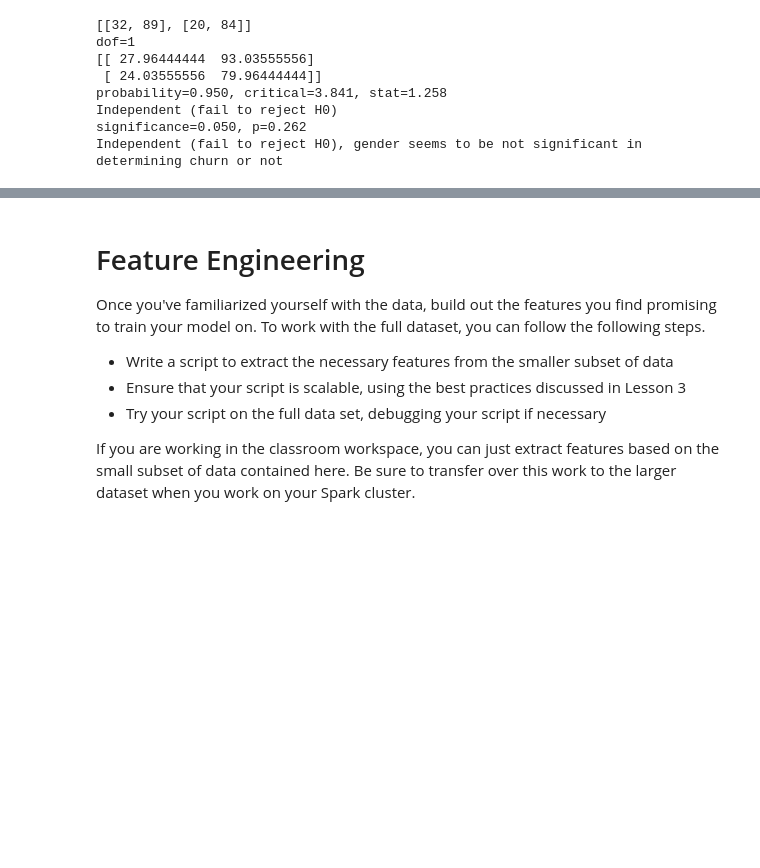
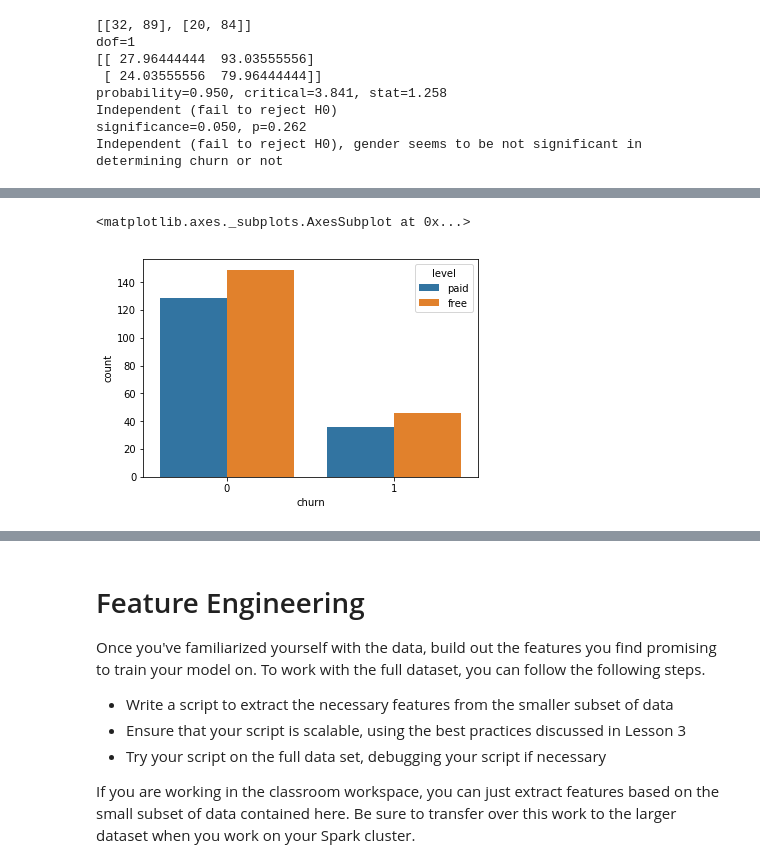
Before and after one commit to paonegri/DSND_Capstone, a Jupyter notebook: Sparkify.ipynb, the cells around one changed output, grey strips where cells are left out. Cells and saved outputs as stored; diff of their text form; code cells hidden in the pictures; blank space fills up the shorter version.

```diff
--- a/Sparkify.ipynb
+++ b/Sparkify.ipynb
@@ -397,0 +358,4 @@ plt.legend(loc='best', fontsize=9);
+# %%
+# Level churn
+pd_item = df_clean.select(['userId','churn','level']).\
+drop_duplicates(["userId","churn",'level']).groupby(["churn","level"]).count().toPandas()
@@ -397,0 +370,6 @@ plt.legend(loc='best', fontsize=9);
+# %%
+# Level churn viz
+sns.barplot(x='churn',y='count',hue='level',data=pd_item)
+# %% [output]
+<matplotlib.axes._subplots.AxesSubplot at 0x...>
+[figure, added]
```
Also changed, not shown: parts of 37 cells of this notebook.
